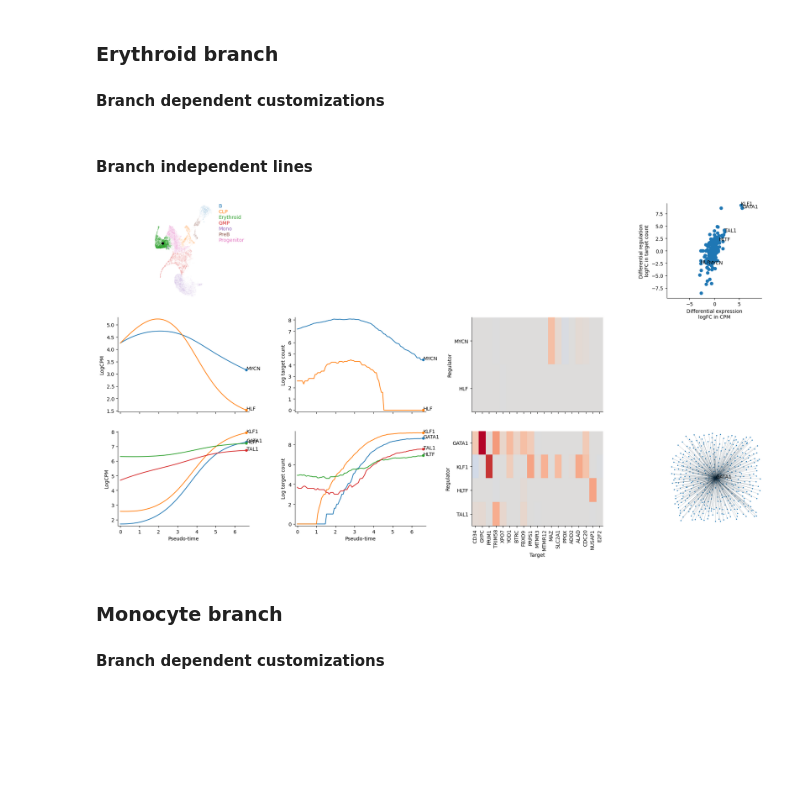
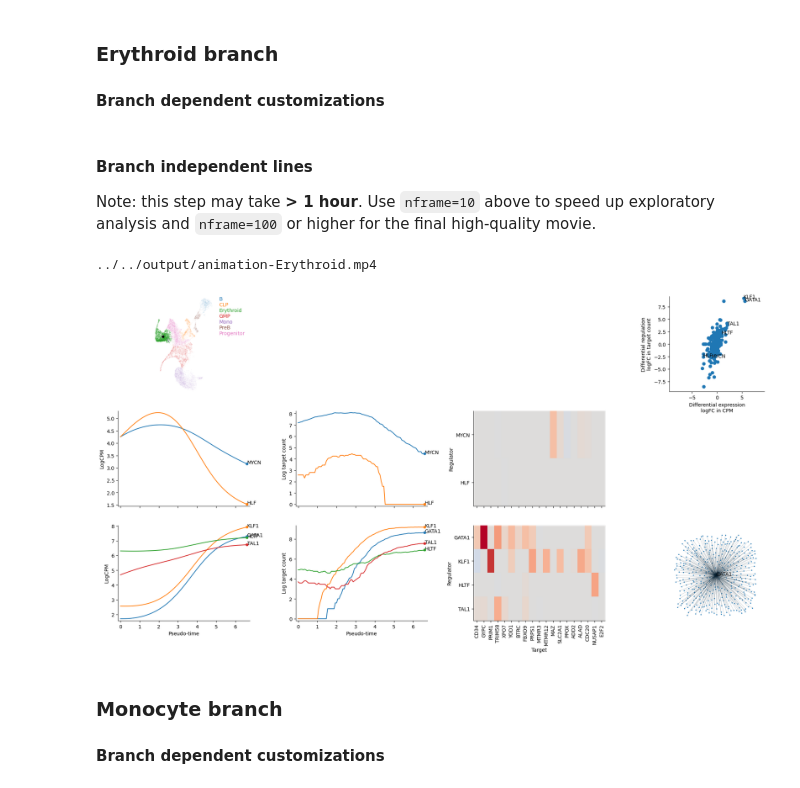
Before and after one commit to pinellolab/dictys, a Jupyter notebook: doc/tutorials/analysis-blood/notebooks/dynamic/main.ipynb, the cells around one changed output. Drawn from its saved outputs; the diff is of its cells as text; code cells hidden in the pictures; blank space fills up the shorter version.

Commit message:
Added tutorials analysis-skin for reproduction and full-skin for dynamic network inference and analysis. Updated tutorials. Minor bug corrections. Updated documentation.

```diff
--- a/doc/tutorials/analysis-blood/notebooks/dynamic/main.ipynb
+++ b/doc/tutorials/analysis-blood/notebooks/dynamic/main.ipynb
@@ -122,34 +123,38 @@ tfs_ann=[
 ]
 # Select genes to annotate as targets in all rows
 target_ann=['CD34', 'GYPC', 'PRIM1', 'TRIM58', 'XPO7', 'YOD1', 'BTRC','FBXO9', 'PRPS1', 'MTMR3', 'MTMR12','MAZ','SLC2A1','PPOX','ADD2','ALAD','CDC20','NUSAP1','E2F2']
-# %% [markdown]
-#### Branch independent lines
+# %% [markdown]
+#### Branch independent lines
+Note: this step may take **> 1 hour**. Use `nframe=10` above to speed up exploratory analysis and `nframe=100` or higher for the final high-quality movie.
 # %%
 branch=branches[branchname]
 # Draw dynamic network with notch layout
 layout1=layout.notch(nframe=nframe,dpi=dpi)
 pts,fig,panels,animate_ka=layout1.draw(
 	d0,branch,
 	# Set genes to annotate
 	bcde_tfs=tfs_ann,e_targets=target_ann,f_tfs=tfs_subnet,
 	# custom configurations for color range
-	e_ka={'cmap':'coolwarm','lim':[-0.3,0.3]}
+	e_ka={'lim':[-0.3,0.3]}
 )
 ca=panel.animate_generic(pts,fig,panels)
 anim=ca.animate(**animate_ka)
 
 # Saving animation
 # Option 1: Visualize animation within jupyter. This will make the notebook large especially with many frames
 # from IPython.display import HTML
 # HTML(anim.to_jshtml())
 
 # Option 2: Save animation to mp4 file
 # If you receive a codec related error, try a different codec, e.g. with `codec='h264'`. You can list available codecs with `ffmpeg -codecs`.
 w=matplotlib.animation.writers['ffmpeg_file'](fps=fps,codec='mpeg4')
 w.frame_format='jpeg'
-anim.save(f'../../output/animation-{branchname}.mp4',writer=w,dpi='figure')
+fo=f'../../output/animation-{branchname}.mp4'
+anim.save(fo,writer=w,dpi='figure')
+display(FileLink(fo))
 # %% [output]
+../../output/animation-Erythroid.mp4
-[figure, old version]
+[figure, new version]
 # %% [markdown]
 ### Monocyte branch
 #### Branch dependent customizations
```
Also changed, not shown: parts of 3 cells of this notebook, 16 other files.
